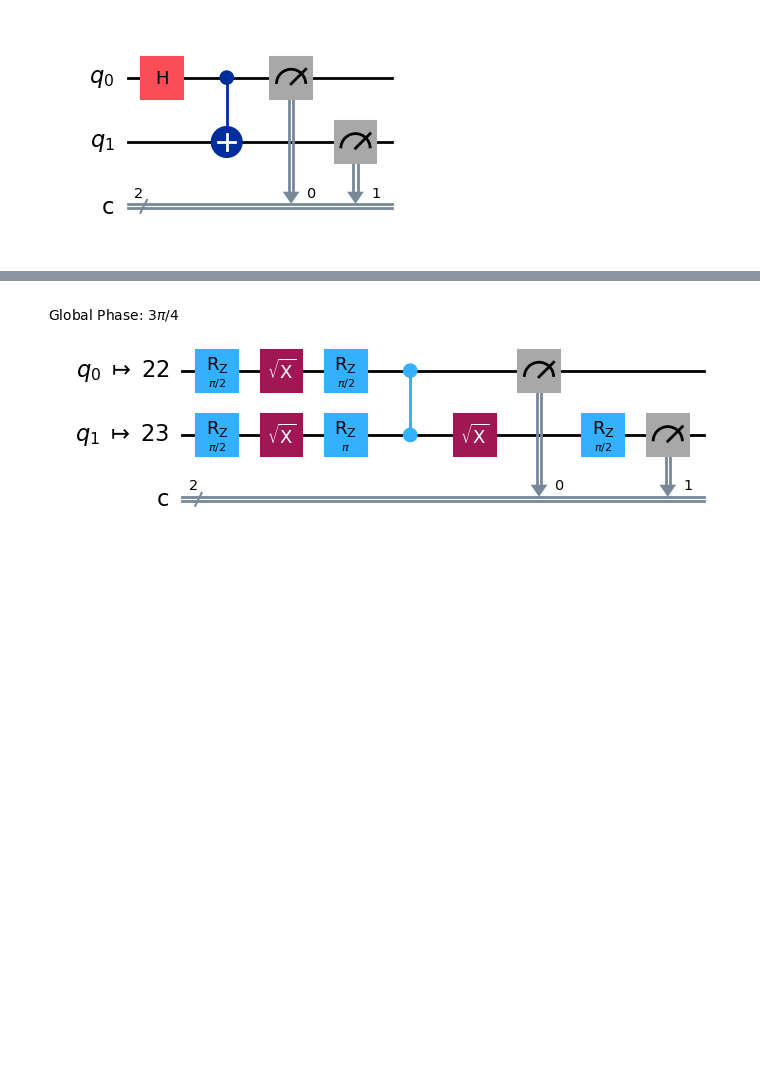
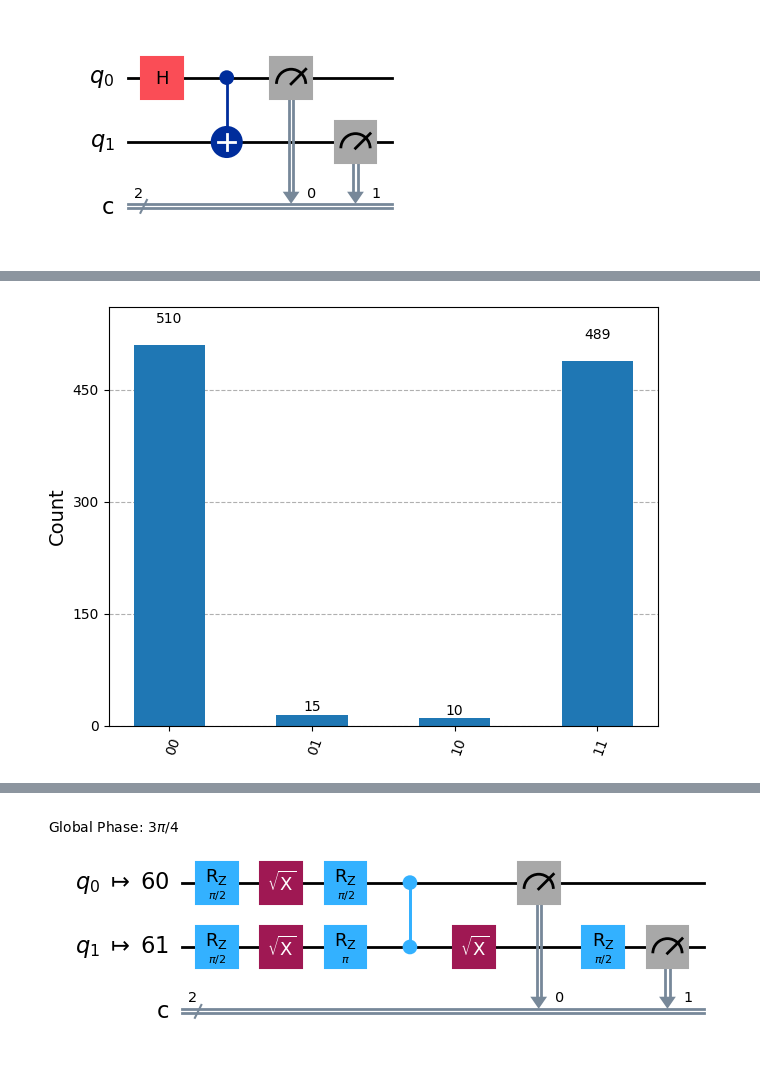
Before and after one commit to quantum-tokyo/introduction, a Jupyter notebook: src/get_started/bell.ipynb, the cells around one changed output, grey strips where cells are left out. Saved outputs shown, nothing was run; the diff lists cells and outputs as text; code cells hidden in the pictures; blank space fills up the shorter version.

```diff
--- a/src/get_started/bell.ipynb
+++ b/src/get_started/bell.ipynb
@@ -42 +62,10 @@ plot_histogram( counts )
+# %%
+from qiskit_ibm_runtime import SamplerV2 as Sampler
+sampler = Sampler(backend_fake)
+job = sampler.run([isa_circuit]) # デフォルトのショット数は1024です
+
+result = job.result()
+plot_histogram(result[0].data.c.get_counts())
+# %% [output]
+[figure, added]
 # %% [markdown]
```
Also changed, not shown: parts of 18 cells of this notebook.
